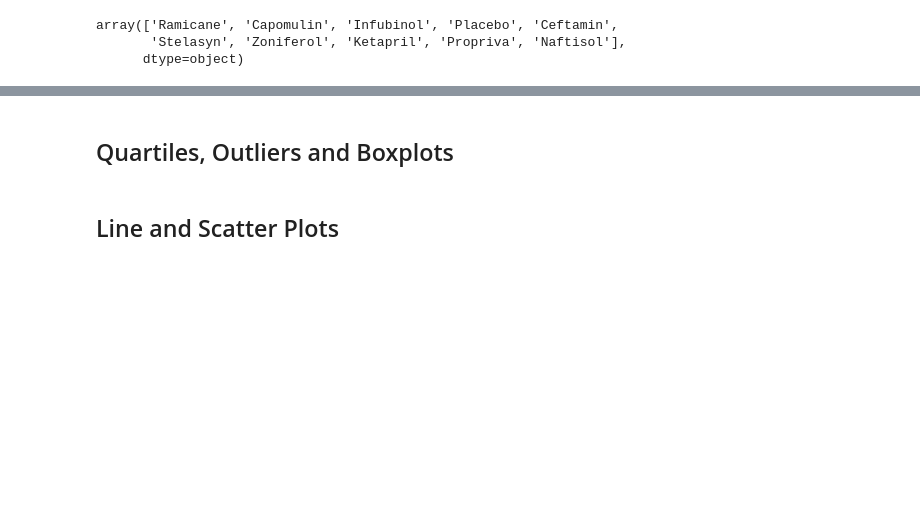
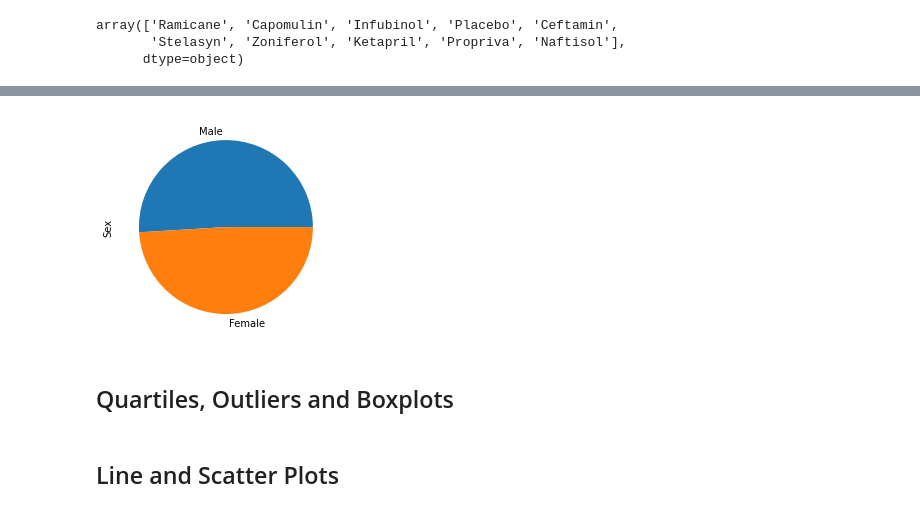
Before and after one commit to LisaCaruana/MatPlotLib, a Jupyter notebook: Pymaceuticals/Pymaceuticals_working_copy.ipynb, the cells around one changed output, grey strips where cells are left out. Drawn from its saved outputs; the diff is of its cells as text; code cells hidden in the pictures; blank space fills up the shorter version.

```diff
--- a/Pymaceuticals/Pymaceuticals_working_copy.ipynb
+++ b/Pymaceuticals/Pymaceuticals_working_copy.ipynb
@@ -259,9 +260,11 @@ plt.show()
 # %%
 # Generate a pie plot showing the distribution of female versus male mice using pandas
 
 male_vs_female=study_mice["Sex"].value_counts()
-male_vs_female.plot.pie
+male_vs_female.plot.pie()
 plt.show()
+# %% [output]
+[figure, added]
 # %%
 # Generate a pie plot showing the distribution of female versus male mice using pyplot
 # Labels for pie chart
```
Also changed, not shown: parts of 3 cells of this notebook, 1 other file.
